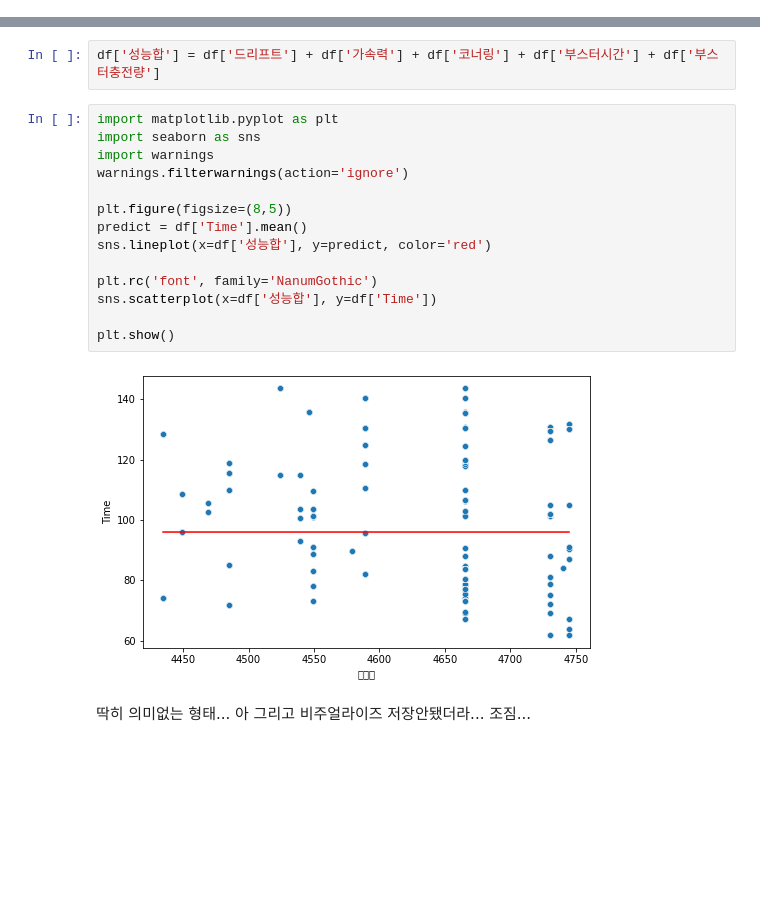
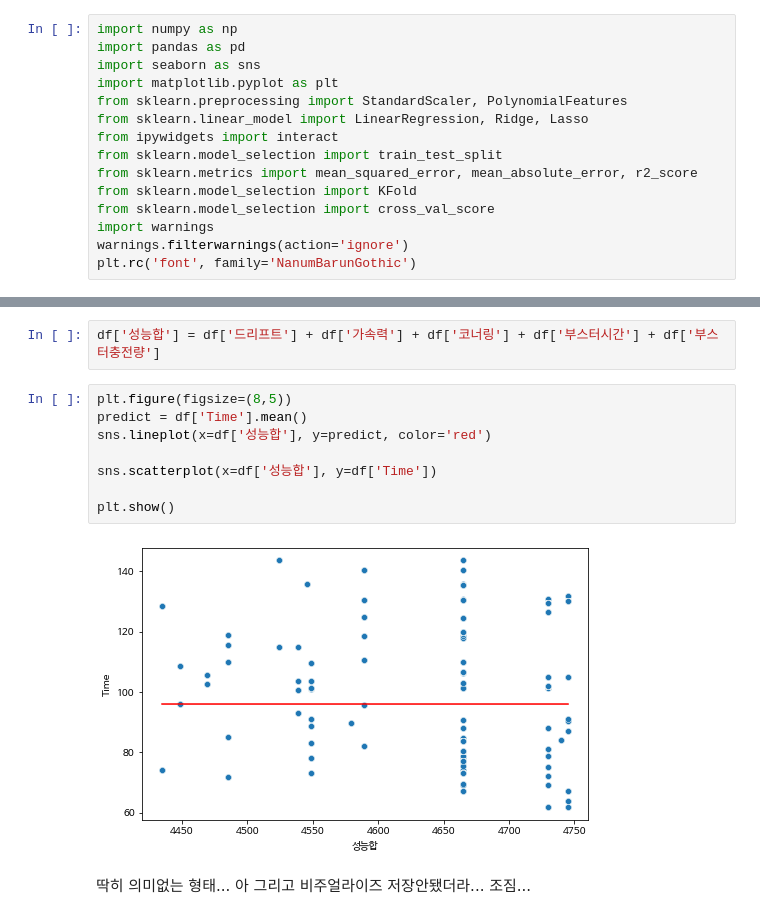
Before and after one commit to ORCT/ds-section2-project, a Jupyter notebook: Modeling.ipynb, the cells around one changed output, grey strips where cells are left out. Saved outputs shown, nothing was run; the diff lists cells and outputs as text; blank space fills up the shorter version.

```diff
--- a/Modeling.ipynb
+++ b/Modeling.ipynb
@@ -7 +28,16 @@
+# %%
+import numpy as np
+import pandas as pd
+import seaborn as sns
+import matplotlib.pyplot as plt
+from sklearn.preprocessing import StandardScaler, PolynomialFeatures
+from sklearn.linear_model import LinearRegression, Ridge, Lasso
+from ipywidgets import interact
+from sklearn.model_selection import train_test_split
+from sklearn.metrics import mean_squared_error, mean_absolute_error, r2_score
+from sklearn.model_selection import KFold
+from sklearn.model_selection import cross_val_score
+import warnings
+warnings.filterwarnings(action='ignore')
+plt.rc('font', family='NanumBarunGothic')
 # %%
@@ -33,21 +67,15 @@ df
 # %%
 df['성능합'] = df['드리프트'] + df['가속력'] + df['코너링'] + df['부스터시간'] + df['부스터충전량']
 # %%
-import matplotlib.pyplot as plt
-import seaborn as sns
-import warnings
-warnings.filterwarnings(action='ignore')
-
 plt.figure(figsize=(8,5))
 predict = df['Time'].mean()
 sns.lineplot(x=df['성능합'], y=predict, color='red')
 
-plt.rc('font', family='NanumGothic')
 sns.scatterplot(x=df['성능합'], y=df['Time'])
 
 plt.show()
 # %% [output]
-[figure, old version]
+[figure, new version]
 # %% [markdown]
 딱히 의미없는 형태... 아 그리고 비주얼라이즈 저장안됐더라... 조짐...
 # %%
```
Also changed, not shown: parts of 17 cells of this notebook.
